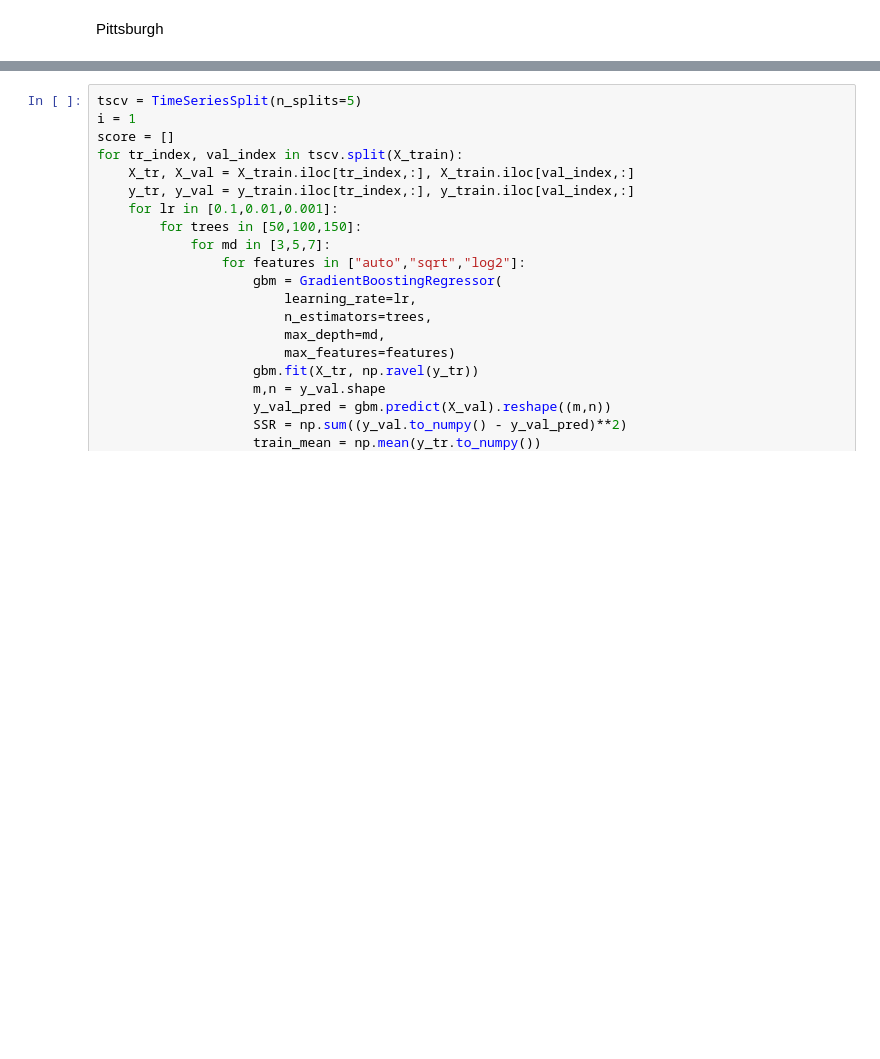
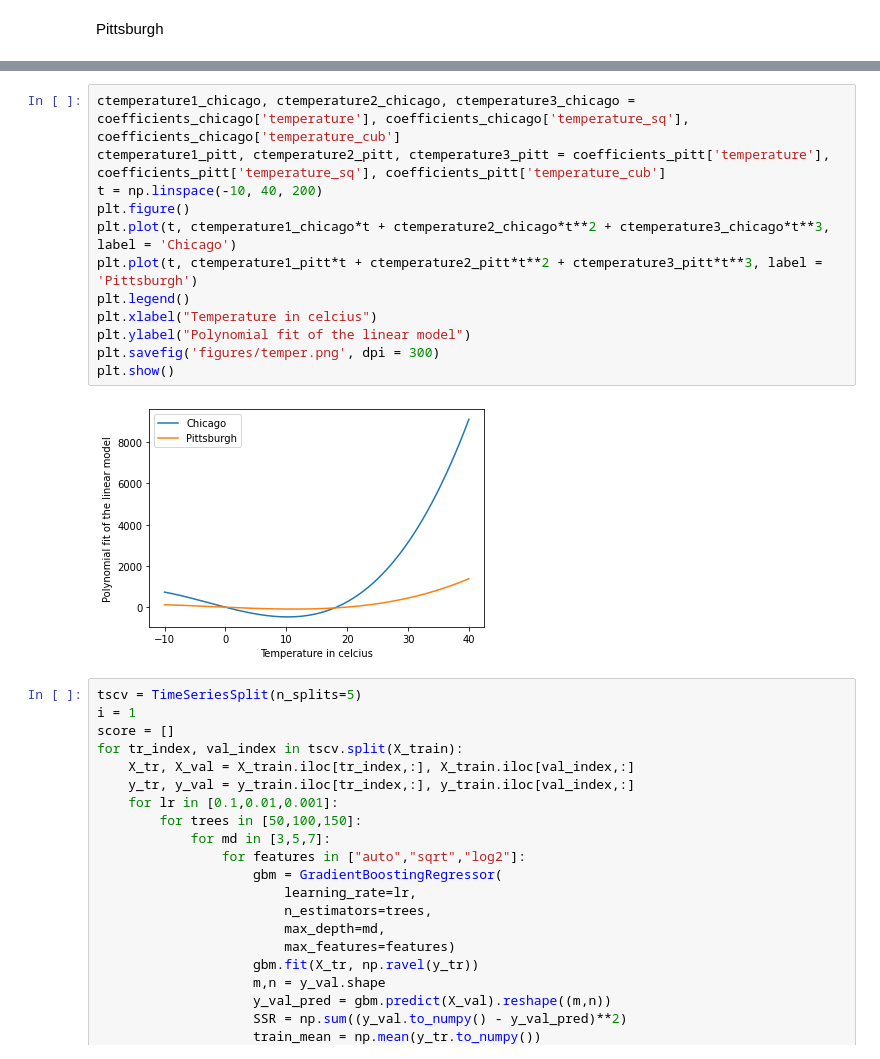
Before and after one commit to garberma/6.862-Project, a Jupyter notebook: BaselineModelingChicago.ipynb, the cells around one changed output, grey strips where cells are left out. Saved outputs shown, nothing was run; the diff lists cells and outputs as text; blank space fills up the shorter version.

```diff
--- a/BaselineModelingChicago.ipynb
+++ b/BaselineModelingChicago.ipynb
@@ -783,3 +607,17 @@ OS-RMSE: 106.16122283251153
+# %%
+ctemperature1_chicago, ctemperature2_chicago, ctemperature3_chicago = coefficients_chicago['temperature'], coefficients_chicago['temperature_sq'], coefficients_chicago['temperature_cub']
+ctemperature1_pitt, ctemperature2_pitt, ctemperature3_pitt = coefficients_pitt['temperature'], coefficients_pitt['temperature_sq'], coefficients_pitt['temperature_cub']
+t = np.linspace(-10, 40, 200)
+plt.figure()
+plt.plot(t, ctemperature1_chicago*t + ctemperature2_chicago*t**2 + ctemperature3_chicago*t**3, label = 'Chicago')
+plt.plot(t, ctemperature1_pitt*t + ctemperature2_pitt*t**2 + ctemperature3_pitt*t**3, label = 'Pittsburgh')
+plt.legend()
+plt.xlabel("Temperature in celcius")
+plt.ylabel("Polynomial fit of the linear model")
+plt.savefig('figures/temper.png', dpi = 300)
+plt.show()
+# %% [output]
+[figure, added]
 # %%
 tscv = TimeSeriesSplit(n_splits=5)
 i = 1
```
Also changed, not shown: parts of 27 cells of this notebook, 2 other files.
